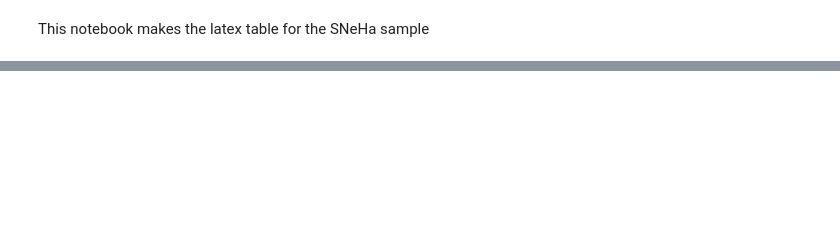
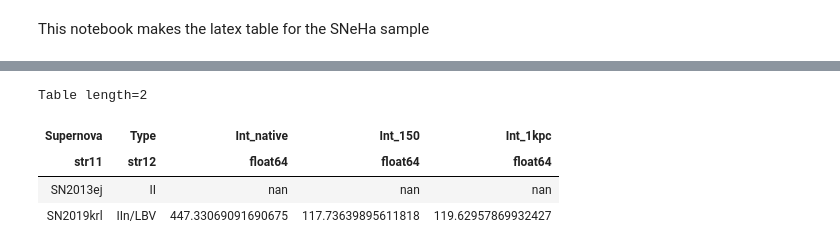
Before and after one commit to NessMayker/SNeHa, a Jupyter notebook: Code/2b.MUSESampleTable.ipynb, the cells around one changed output, grey strips where cells are left out. Saved outputs shown, nothing was run; the diff lists cells and outputs as text; code cells hidden in the pictures; blank space fills up the shorter version.

```diff
--- a/Code/2b.MUSESampleTable.ipynb
+++ b/Code/2b.MUSESampleTable.ipynb
@@ -29,3 +29,15 @@ Table length=2
+# %%
+# Compile intensities
+intsFile = '../Data/2.Intensities.csv'
+ints = Table.read(intsFile, format = "csv")
+
+ints[0:2]
+# %% [output]
+Table length=2
+| Supernova | Type | Int_native | Int_150 | Int_1kpc |
+| str11 | str12 | float64 | float64 | float64 |
+| SN2013ej | II | nan | nan | nan |
+| SN2019krl | IIn/LBV | 447.33069091690675 | 117.73639895611818 | 119.62957869932427 |
 # %%
 # make Table for Latex Table
 ra   = [float(x) for x in data["Ra"]]
```
Also changed, not shown: parts of 3 cells of this notebook, 18 other files.
